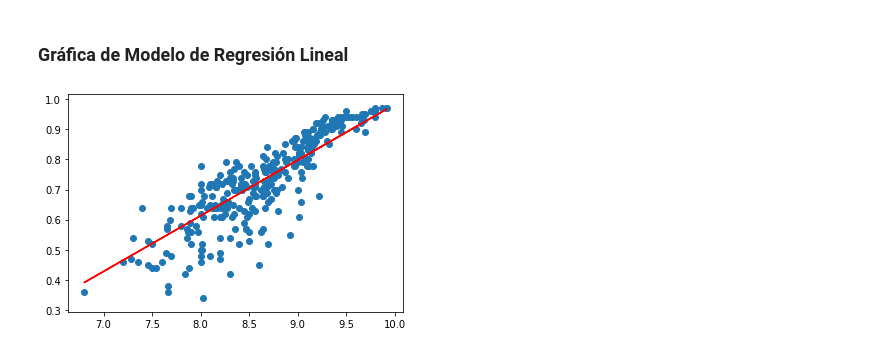
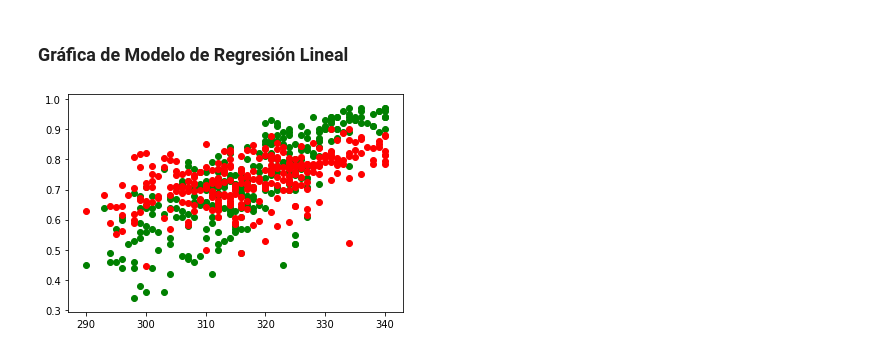
Before and after one commit to sebdeveloper6952/ai_lab_1, a Jupyter notebook: lab1.ipynb, the cells around one changed output. Drawn from its saved outputs; the diff is of its cells as text; code cells hidden in the pictures.

```diff
--- a/lab1.ipynb
+++ b/lab1.ipynb
@@ -43 +26,3 @@ training_data = np.delete(training_data, 1, 1)
+# %%
+training_data = training_data[:, [1, 6, 8]]
 # %%
@@ -48,3 +30,2 @@ X[0]
 # %%
-y = training_data[:, 1]
-y[0]
+y = training_data[:, 2]
@@ -62,6 +49,4 @@ y.shape
 # %% [output]
 (300, 1)
 # %%
-X = np.vstack((np.ones(X.shape[0]), X)).T
-X.shape
-X[0]
+X = np.vstack((np.ones(X.shape[0]), X[:, 0], X[:, 1])).T
@@ -128,0 +55,32 @@ Valores de Teta: [[-0.86728624]
+# %%
+m = np.size(y)
+alpha = 0.00001
+max_iter = 100000
+_lambda = 1
+lowest_error = float('inf')
+best_lambda = 1
+best_theta = []
+theta_0 = np.random.rand(X.shape[1], 1)
+
+while _lambda <= 10:
+    theta, i = theta_0, 0
+    if (len(best_theta) == 0):
+        best_theta = theta
+    while i < max_iter:
+        h = np.matmul(X, theta)
+        theta -= (alpha / m) * (np.matmul((h - y).T, X).T + _lambda * theta ** 2)
+        i += 1
+
+    error = 0
+    for i in test_data:
+        pred = theta[0][0] + theta[1][0] * i[6]
+        error += abs((i[8] - pred))
+    if (error / 25) * 100 < lowest_error:
+        lowest_error = (error / 25) * 100
+        best_lambda = _lambda
+        best_theta = theta
+    print('Lambda: ', _lambda,' -> error: ', (error / 25) * 100)
+    _lambda += 1
+
+print('Best Lambda: ', best_lambda)
+print('Best Theta: ', best_theta)
@@ -129,8 +102,8 @@ Valores de Teta: [[-0.86728624]
 # %% [markdown]
 ### Gráfica de Modelo de Regresión Lineal
 # %%
-plt.scatter(X[:, 1], y)
-plt.plot(X[:, 1], np.matmul(X, theta), color='red')
+plt.scatter(X[:, 1], y, color='green')
+plt.scatter(X[:, 1], np.matmul(X, best_theta), color='red')
 plt.show()
 # %% [output]
-[figure, old version]
+[figure, new version]
```
Also changed, not shown: parts of 20 cells of this notebook, 1 other file.
